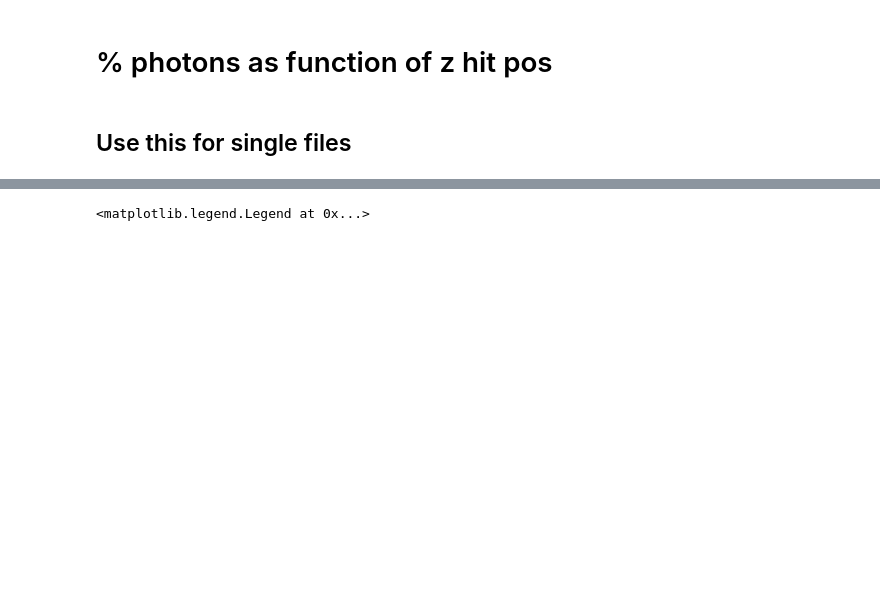
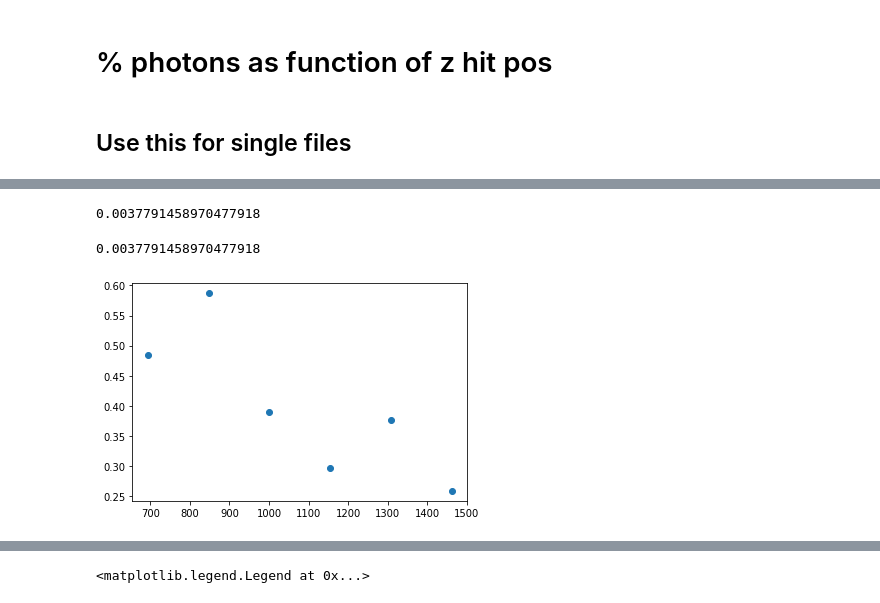
Before and after one commit to RowanKell/work_eic, a Jupyter notebook: macros/Variation/Variation_percent.ipynb, the cells around one changed output, grey strips where cells are left out. Saved outputs shown, nothing was run; the diff lists cells and outputs as text; code cells hidden in the pictures; blank space fills up the shorter version.

```diff
--- a/macros/Variation/Variation_percent.ipynb
+++ b/macros/Variation/Variation_percent.ipynb
@@ -24,7 +24,7 @@ Using device cuda:0
 groupdir_pref = "/hpc/group/vossenlab/rck32/"
 # %%
 layer_map,super_layer_map = create_layer_map()
-n_bins = 30
+n_bins = 10
 
 z_min = -770
 z_max = 770
@@ -133,7 +282,24 @@ with multiprocessing.Pool() as pool:
     results_list = pool.map(extract_photon_yield_one_file, file_list)
 results_np = np.array(results_list)
 np.save(groupdir_pref + "eic/work_eic/macros/Timing_estimation/data/photon_yield/october_20_run_2_no_qe/data",results_np)
+# %%
+results_list = np.load(groupdir_pref+"eic/work_eic/macros/Variation/data/photon_yield/october_20_run_6_low_qe.npy")
+# %%
+z_hits_total = 0
+z_MC_total = 0
+for i in range(0,10):
+    z_hits_total += np.sum(results_list[i][0])
+    z_MC_total += np.sum(results_list[i][1])
+print(z_hits_total / z_MC_total)
+# %% [output]
+0.0037791458970477918
+# %%
+print(z_hits_total / z_MC_total)
+# %% [output]
+0.0037791458970477918
 # %%
+z_hits = np.zeros(n_bins)
+z_MC = np.zeros(n_bins)
 for i in range(len(results_list)):
     z_hits += results_list[i][0]
     z_MC += results_list[i][1]
@@ -141,7 +307,9 @@ for i in range(len(results_list)):
 z_percent = z_hits / z_MC * 100
 z_bin_centers_dis = 770 - z_bin_centers
 # %%
-plot.scatter(z_bin_distances,z_percent);
+plot.scatter(z_bin_centers_dis,z_percent);
+# %% [output]
+[figure, added]
 # %%
 fig, ax1 = plot.subplots(1,1, figsize=(7,5))
 fig.suptitle("Percentage of photons reaching sensor as a fraction of total photons generated")
```
Also changed, not shown: parts of 17 cells of this notebook, 39 other files.
